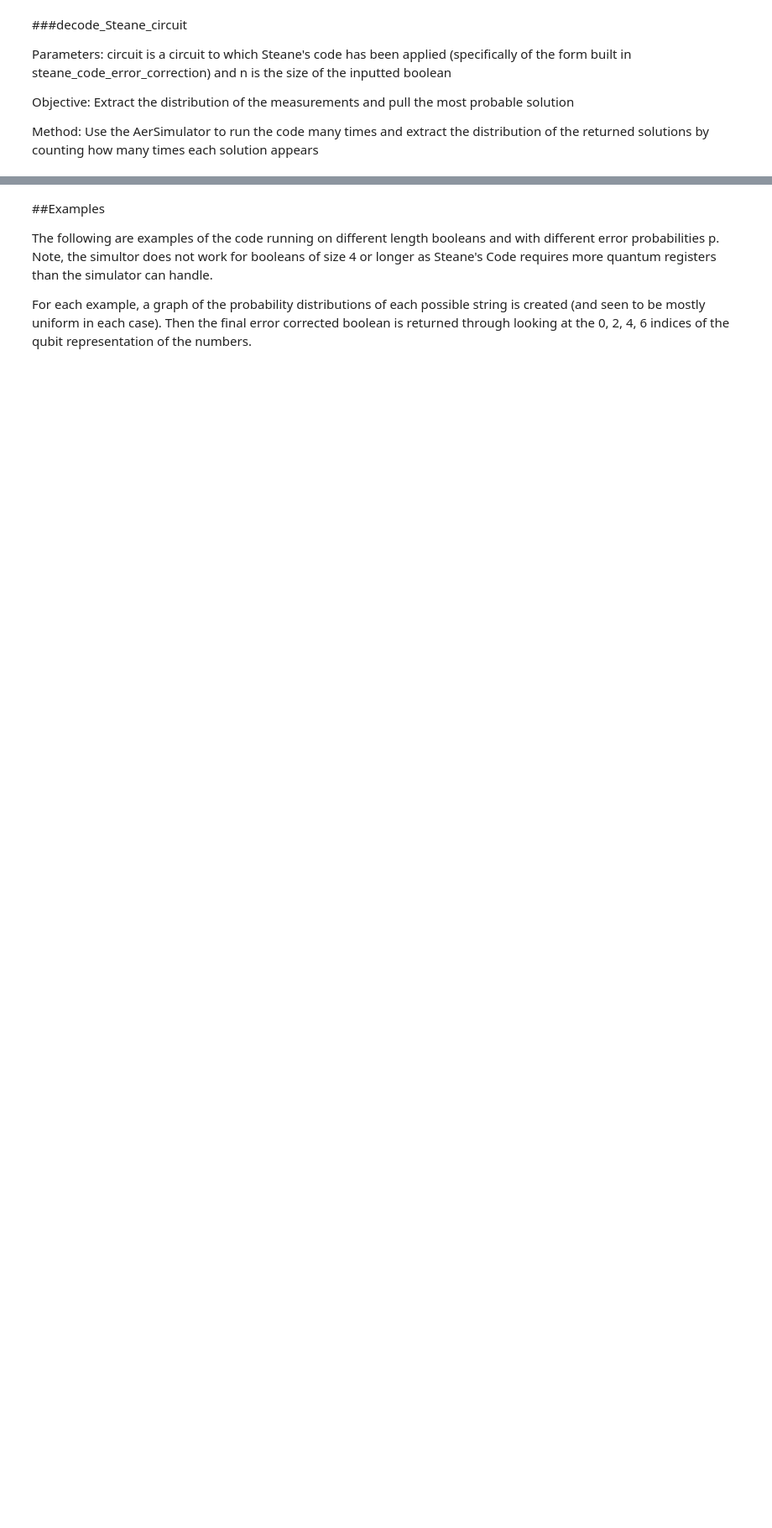
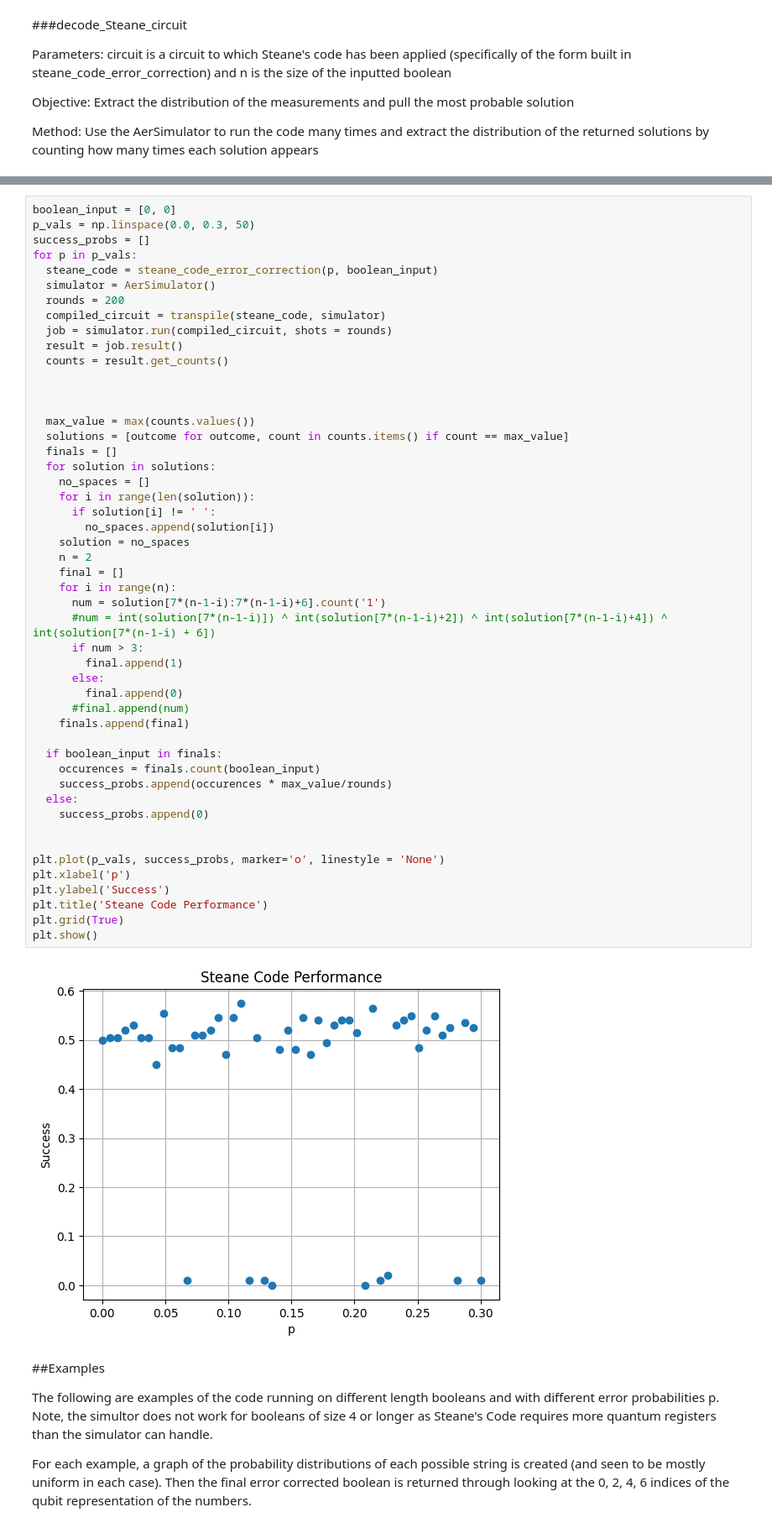
Before and after one commit to cqschlortt/Steane-s-Code-with-Pauli-Error-Channel, a Jupyter notebook: Steane's_Code_for_Error_Correction_under_Random_Pauli_Error.ipynb, the cells around one changed output, grey strips where cells are left out. Shown: that part at 84% size. Saved outputs shown, nothing was run; the diff lists cells and outputs as text; blank space fills up the shorter version.

```diff
--- a/Steane's_Code_for_Error_Correction_under_Random_Pauli_Error.ipynb
+++ b/Steane's_Code_for_Error_Correction_under_Random_Pauli_Error.ipynb
@@ -277,3 +317,54 @@ def decode_Steane_circuit(circuit, n):
+# %%
+boolean_input = [0, 0]
+p_vals = np.linspace(0.0, 0.3, 50)
+success_probs = []
+for p in p_vals:
+  steane_code = steane_code_error_correction(p, boolean_input)
+  simulator = AerSimulator()
+  rounds = 200
+  compiled_circuit = transpile(steane_code, simulator)
+  job = simulator.run(compiled_circuit, shots = rounds)
+  result = job.result()
+  counts = result.get_counts()
+
+
+
+  max_value = max(counts.values())
+  solutions = [outcome for outcome, count in counts.items() if count == max_value]
+  finals = []
+  for solution in solutions:
+    no_spaces = []
+    for i in range(len(solution)):
+      if solution[i] != ' ':
+        no_spaces.append(solution[i])
+    solution = no_spaces
+    n = 2
+    final = []
+    for i in range(n):
+      num = solution[7*(n-1-i):7*(n-1-i)+6].count('1')
+      #num = int(solution[7*(n-1-i)]) ^ int(solution[7*(n-1-i)+2]) ^ int(solution[7*(n-1-i)+4]) ^ int(solution[7*(n-1-i) + 6])
+      if num > 3:
+        final.append(1)
+      else:
+        final.append(0)
+      #final.append(num)
+    finals.append(final)
+
+  if boolean_input in finals:
+    occurences = finals.count(boolean_input)
+    success_probs.append(occurences * max_value/rounds)
+  else:
+    success_probs.append(0)
+
+
+plt.plot(p_vals, success_probs, marker='o', linestyle = 'None')
+plt.xlabel('p')
+plt.ylabel('Success')
+plt.title('Steane Code Performance')
+plt.grid(True)
+plt.show()
+# %% [output]
+[figure, added]
 # %% [markdown]
 ##Examples
 
```
Also changed, not shown: parts of 8 cells of this notebook.
